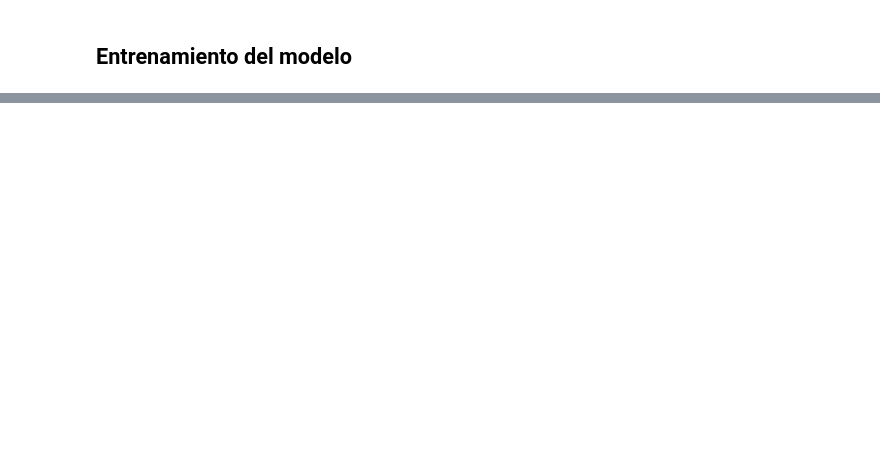
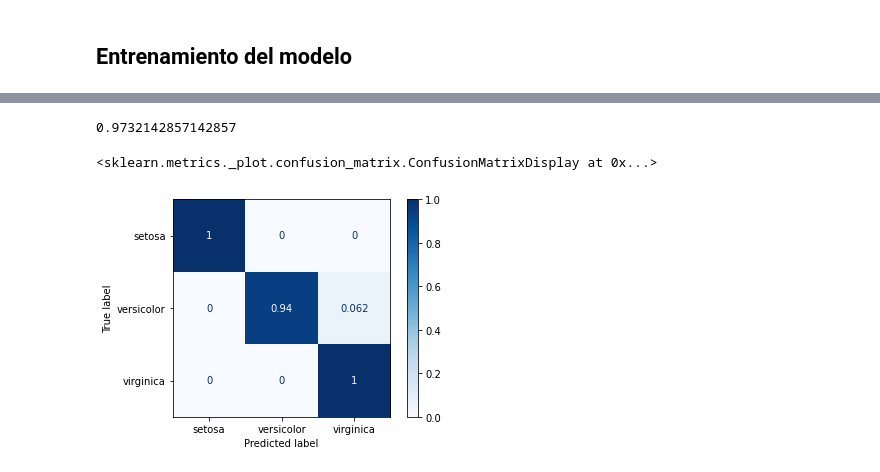
Before and after one commit to jdariasl/ML_2020, a Jupyter notebook: Labs/Extra/DespliegueModelos.ipynb, the cells around one changed output, grey strips where cells are left out. Saved outputs shown, nothing was run; the diff lists cells and outputs as text; code cells hidden in the pictures; blank space fills up the shorter version.

```diff
--- a/Labs/Extra/DespliegueModelos.ipynb
+++ b/Labs/Extra/DespliegueModelos.ipynb
@@ -61,7 +63,10 @@ El modelo recibe esa información y realizar la consulta a una base de datos de
 import numpy as np
 import pandas as pd
 from sklearn.datasets import load_iris
-X,y = load_iris(return_X_y = True)
+iris = load_iris()
+X = iris.data
+y = iris.target
+class_names = iris.target_names
 # %% [markdown]
 
 Sklearn maneja un concepto par apoder agrupar todos los pasos de procesamiento y entrenamiento del modelo.
@@ -85,0 +85,6 @@ https://scikit-learn.org/stable/modules/impute.html
+# %%
+ X_train, X_test, y_train, y_test = train_test_split(X, y, random_state=0)
+# %%
+pipe = Pipeline([('scaler', StandardScaler()), ('svc', SVC())])
+# %%
+ pipe.fit(X_train, y_train)
@@ -85,0 +102,13 @@ https://scikit-learn.org/stable/modules/impute.html
+# %%
+# probar el modelo en entrenamiento
+accuracy_score(y_train, pipe.predict(X_train))
+# %% [output]
+0.9732142857142857
+# %%
+plot_confusion_matrix(pipe, X_test, y_test,
+                                 display_labels=class_names,
+                                 cmap=plt.cm.Blues,
+                                 normalize="true")
+# %% [output]
+<sklearn.metrics._plot.confusion_matrix.ConfusionMatrixDisplay at 0x...>
+[figure, added]
```
Also changed, not shown: parts of 23 cells of this notebook.
